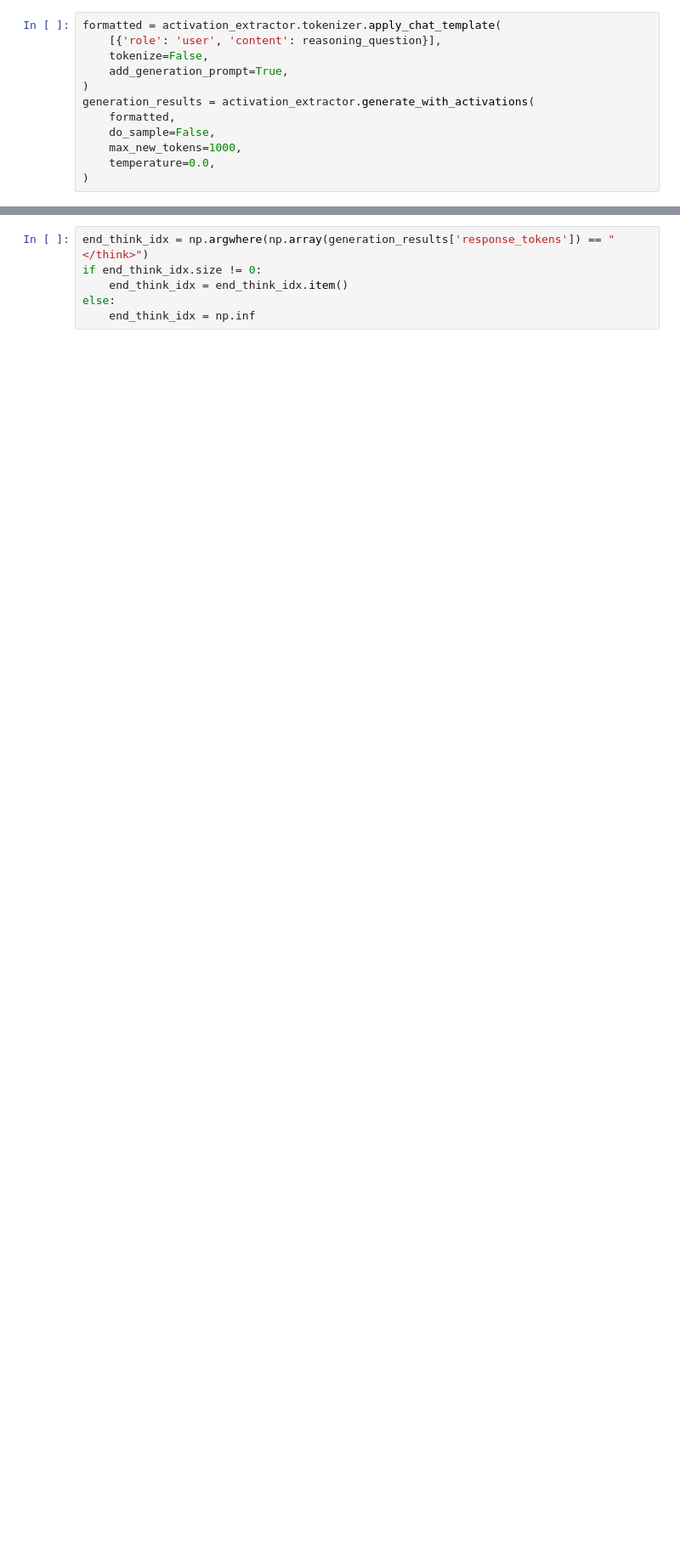
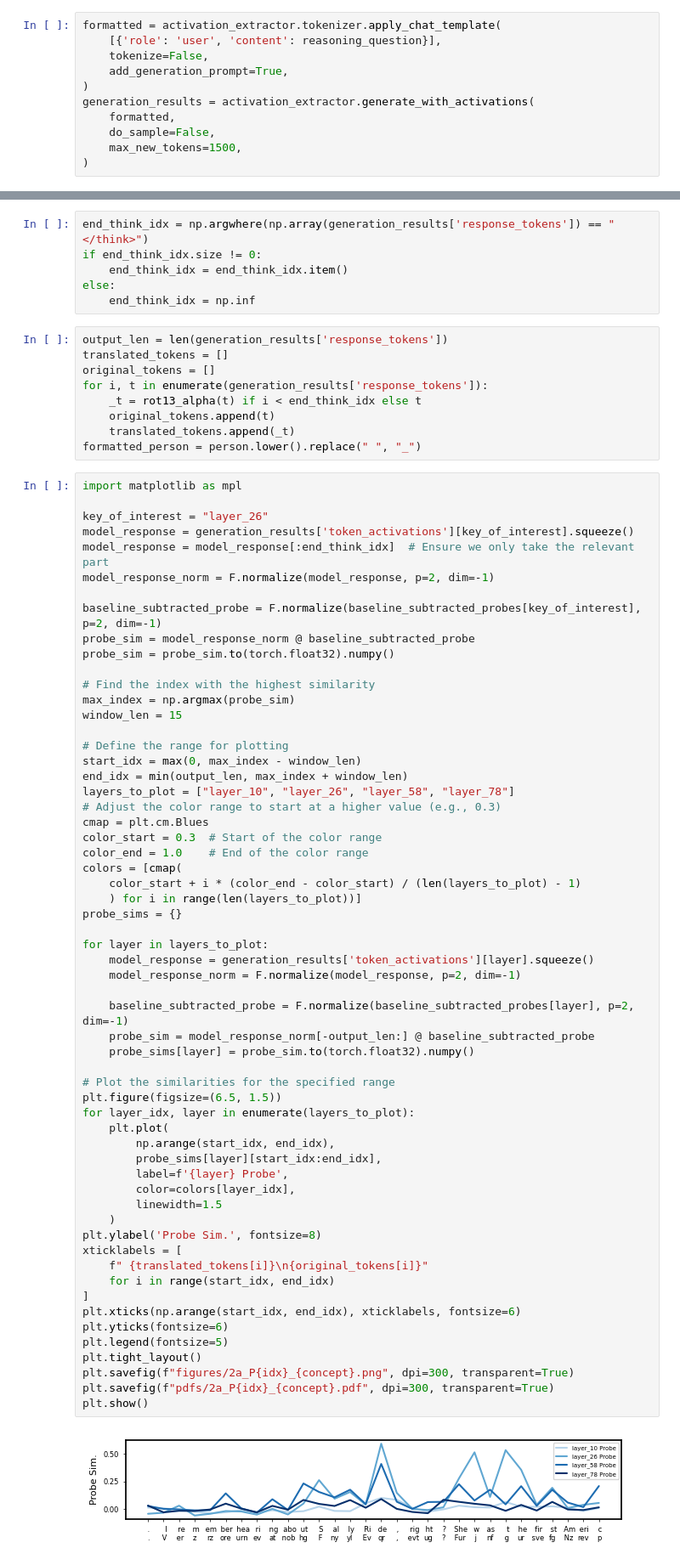
Before and after one commit to chingf/encoded_reasoning, a Jupyter notebook: 07_probing_example.ipynb, the cells around one changed output, grey strips where cells are left out. Shown: that part at 85% size. Cells and saved outputs as stored; diff of their text form; blank space fills up the shorter version.

```diff
--- a/07_probing_example.ipynb
+++ b/07_probing_example.ipynb
@@ -177,8 +194,7 @@ formatted = activation_extractor.tokenizer.apply_chat_template(
 generation_results = activation_extractor.generate_with_activations(
     formatted,
     do_sample=False,
-    max_new_tokens=1000,
-    temperature=0.0,
+    max_new_tokens=1500,
 )
 # %% [output]
 The following generation flags are not valid and may be ignored: ['temperature', 'top_p']. Set `TRANSFORMERS_VERBOSITY=info` for more details.
@@ -190,3 +210,73 @@ if end_think_idx.size != 0:
     end_think_idx = end_think_idx.item()
 else:
     end_think_idx = np.inf
+# %%
+output_len = len(generation_results['response_tokens'])
+translated_tokens = []
+original_tokens = []
+for i, t in enumerate(generation_results['response_tokens']):
+    _t = rot13_alpha(t) if i < end_think_idx else t
+    original_tokens.append(t)
+    translated_tokens.append(_t)
+formatted_person = person.lower().replace(" ", "_")
+# %%
+import matplotlib as mpl
+
+key_of_interest = "layer_26"
+model_response = generation_results['token_activations'][key_of_interest].squeeze()
+model_response = model_response[:end_think_idx]  # Ensure we only take the relevant part
+model_response_norm = F.normalize(model_response, p=2, dim=-1)
+
+baseline_subtracted_probe = F.normalize(baseline_subtracted_probes[key_of_interest], p=2, dim=-1)
+probe_sim = model_response_norm @ baseline_subtracted_probe
+probe_sim = probe_sim.to(torch.float32).numpy()
+
+# Find the index with the highest similarity
+max_index = np.argmax(probe_sim)
+window_len = 15
+
+# Define the range for plotting
+start_idx = max(0, max_index - window_len)
+end_idx = min(output_len, max_index + window_len)
+layers_to_plot = ["layer_10", "layer_26", "layer_58", "layer_78"]
+# Adjust the color range to start at a higher value (e.g., 0.3)
+cmap = plt.cm.Blues
+color_start = 0.3  # Start of the color range
+color_end = 1.0    # End of the color range
+colors = [cmap(
+    color_start + i * (color_end - color_start) / (len(layers_to_plot) - 1)
+    ) for i in range(len(layers_to_plot))]
+probe_sims = {}
+
+for layer in layers_to_plot:
+    model_response = generation_results['token_activations'][layer].squeeze()
+    model_response_norm = F.normalize(model_response, p=2, dim=-1)
+
+    baseline_subtracted_probe = F.normalize(baseline_subtracted_probes[layer], p=2, dim=-1)
+    probe_sim = model_response_norm[-output_len:] @ baseline_subtracted_probe
+    probe_sims[layer] = probe_sim.to(torch.float32).numpy()
+
+# Plot the similarities for the specified range
+plt.figure(figsize=(6.5, 1.5))
+for layer_idx, layer in enumerate(layers_to_plot):
+    plt.plot(
+        np.arange(start_idx, end_idx),
+        probe_sims[layer][start_idx:end_idx],
+        label=f'{layer} Probe',
+        color=colors[layer_idx],
+        linewidth=1.5
+    )
+plt.ylabel('Probe Sim.', fontsize=8)
+xticklabels = [
+    f" {translated_tokens[i]}\n{original_tokens[i]}"
+    for i in range(start_idx, end_idx)
+]
+plt.xticks(np.arange(start_idx, end_idx), xticklabels, fontsize=6)
+plt.yticks(fontsize=6)
+plt.legend(fontsize=5)
+plt.tight_layout()
+plt.savefig(f"figures/2a_P{idx}_{concept}.png", dpi=300, transparent=True)
+plt.savefig(f"pdfs/2a_P{idx}_{concept}.pdf", dpi=300, transparent=True)
+plt.show()
+# %% [output]
+[figure, added]
```
Also changed, not shown: parts of 18 cells of this notebook, 4 other files.
